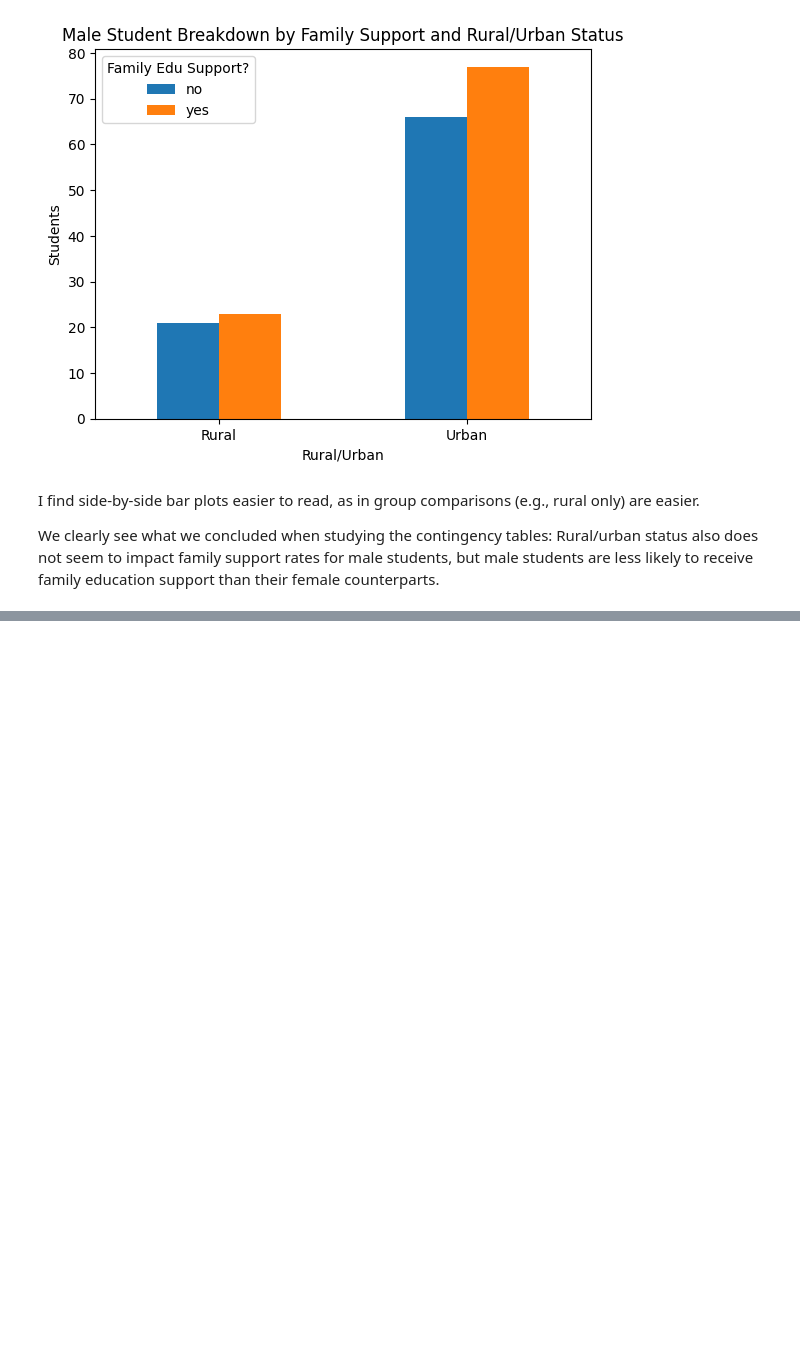
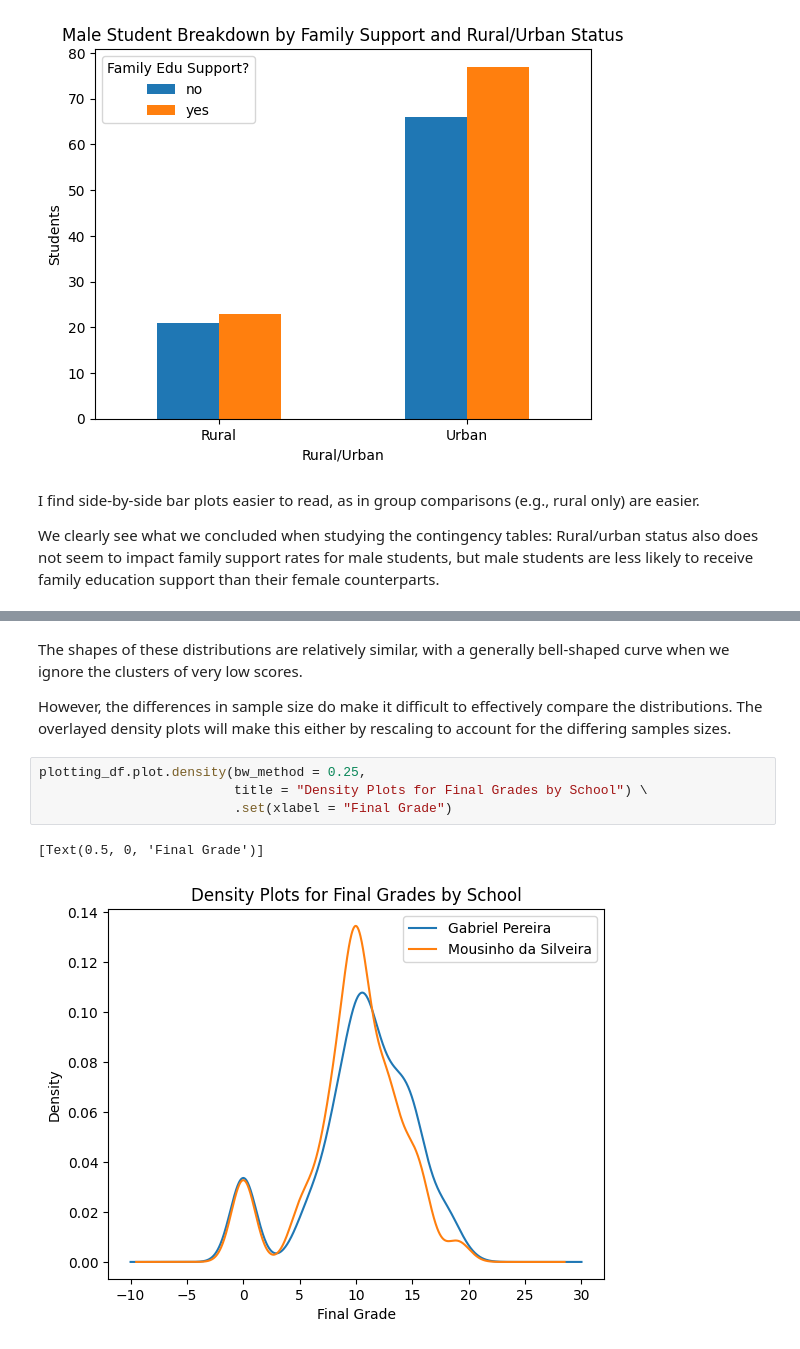
Before and after one commit to jccrews256/Final-Project, a Jupyter notebook: Homework 4.ipynb, the cells around one changed output, grey strips where cells are left out. Saved outputs shown, nothing was run; the diff lists cells and outputs as text; blank space fills up the shorter version.

```diff
--- a/Homework 4.ipynb
+++ b/Homework 4.ipynb
@@ -431,0 +451,11 @@ Let's visually explore some of the numeric variables. To start, let's generate c
+# %% [markdown]
+The shapes of these distributions are relatively similar, with a generally bell-shaped curve when we ignore the clusters of very low scores.
+
+However, the differences in sample size do make it difficult to effectively compare the distributions. The overlayed density plots will make this either by rescaling to account for the differing samples sizes.
+# %%
+plotting_df.plot.density(bw_method = 0.25,
+                         title = "Density Plots for Final Grades by School") \
+                         .set(xlabel = "Final Grade")
+# %% [output]
+[Text(0.5, 0, 'Final Grade')]
+[figure, added]
```
Also changed, not shown: parts of 18 cells of this notebook.
